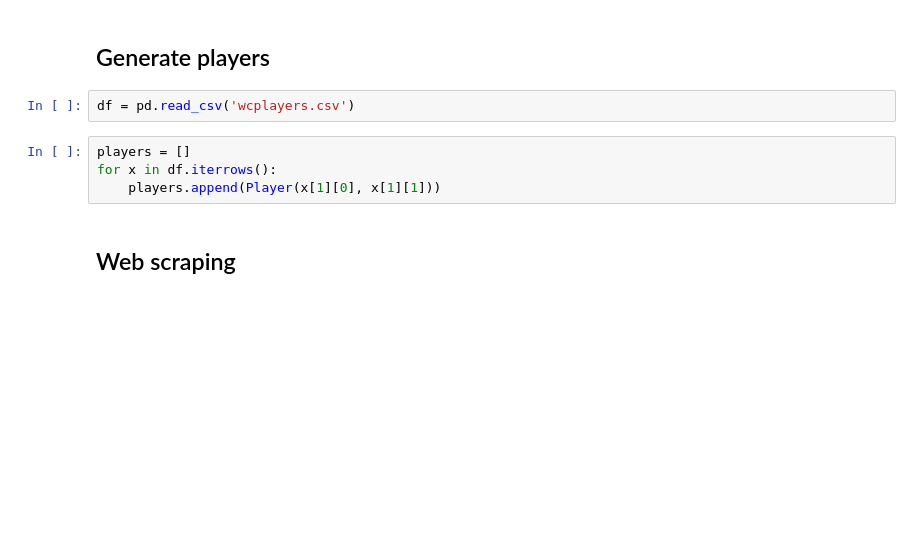
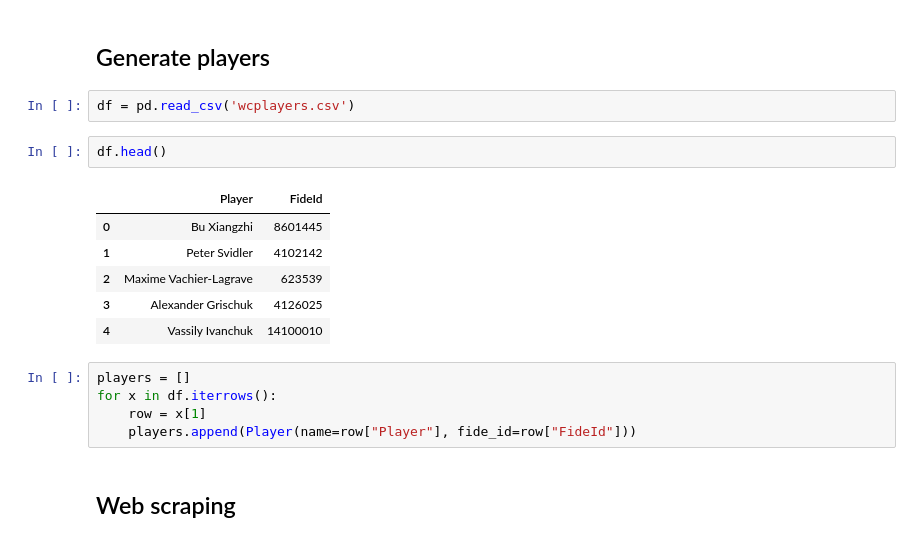
Before and after one commit to HStrand/chess-predictor, a Jupyter notebook: World Cup simulations.ipynb, the cells around one changed output. Cells and saved outputs as stored; diff of their text form; blank space fills up the shorter version.

```diff
--- a/World Cup simulations.ipynb
+++ b/World Cup simulations.ipynb
@@ -9,10 +9,20 @@ from simulations import *
 ## Generate players
 # %%
 df = pd.read_csv('wcplayers.csv')
+# %%
+df.head()
+# %% [output]
+|  | Player | FideId |
+| 0 | Bu Xiangzhi | 8601445 |
+| 1 | Peter Svidler | 4102142 |
+| 2 | Maxime Vachier-Lagrave | 623539 |
+| 3 | Alexander Grischuk | 4126025 |
+| 4 | Vassily Ivanchuk | 14100010 |
 # %%
 players = []
 for x in df.iterrows():
-    players.append(Player(x[1][0], x[1][1]))
+    row = x[1]
+    players.append(Player(name=row["Player"], fide_id=row["FideId"]))
 # %% [markdown]
 ## Web scraping
 # %%
```
Also changed, not shown: parts of 10 cells of this notebook, 4 other files.
